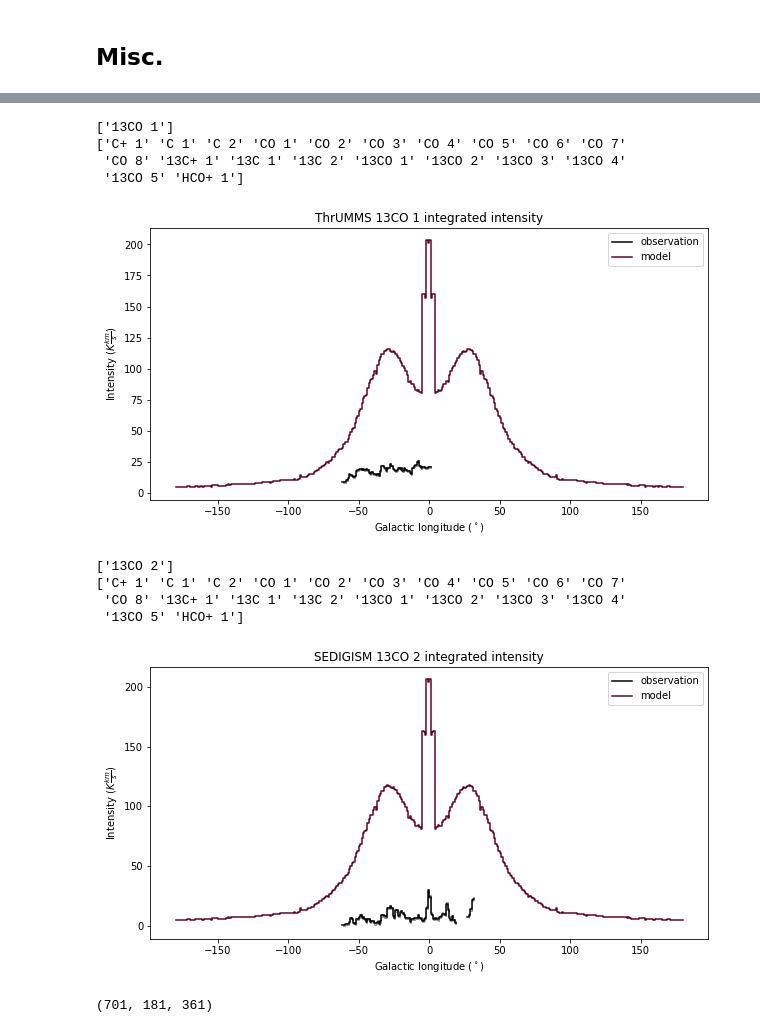
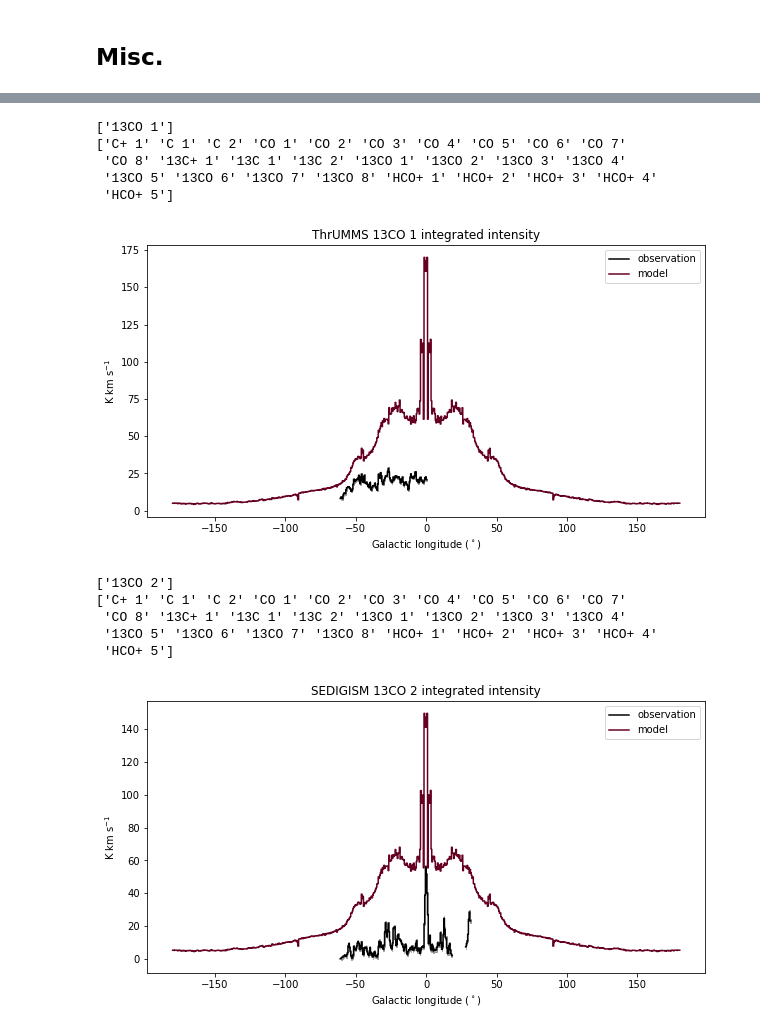
Before and after one commit to CraigYanitski/kosmatau3d, a Jupyter notebook: notebooks/model selection/model_selection_debugging.ipynb, the cells around one changed output, grey strips where cells are left out. Cells and saved outputs as stored; diff of their text form; code cells hidden in the pictures.

```diff
--- a/notebooks/model selection/model_selection_debugging.ipynb
+++ b/notebooks/model selection/model_selection_debugging.ipynb
@@ -1489,13 +1548,13 @@ obs_vel = np.linspace(obs[0].header['CRVAL3'] - obs[0].header['CDELT3'] * (obs[0
                                   obs[0].header['NAXIS3'] - obs[0].header['CRPIX3']),
                       num=obs[0].header['NAXIS3'])
 i_obs_lat = np.where(np.abs(obs_lat-lat) == np.abs(obs_lat-0).min())[0][0]
-obs_sigma = fits.open('/mnt/hpc_backup/yanitski/projects/pdr/observational_data/MilkyWay/{}/regridded/temp/13co1_test_regridded_error.fits'.format(survey))[0].data[0, i_obs_lat, :]
+obs_sigma = fits.open('/mnt/hpc_backup/yanitski/projects/pdr/observational_data/MilkyWay/{}/regridded/temp/13co1_test_regridded_error.fits'.format(survey))[0].data[i_obs_lat, :]
 obs_line = obs[0].header['TRANSL'].split(', ')
 print(obs_line)
 obs_data_temp = obs[0].data[:, i_obs_lat, :]
 obs_data = np.trapz(obs_data_temp, obs_vel, axis=0)
 
-model = fits.open('/mnt/hpc_backup/yanitski/projects/pdr/KT3_history/MilkyWay/r400_rcmz0_uv10/channel_intensity.fits')
+model = fits.open('/mnt/hpc_backup/yanitski/projects/pdr/KT3_history/MilkyWay/r400_rcmz0_f_fuv1.0/synthetic_intensity.fits')
 model_line = np.asarray(model[1].header['SPECIES'].split(', '))
 model_lon = np.linspace(model[1].header['CRVAL2'] - model[1].header['CDELT2'] * (model[1].header['CRPIX2'] - 0.5),
                          model[1].header['CRVAL2'] + model[1].header['CDELT2'] * (model[1].header['NAXIS2']-model[1].header['CRPIX2'] - 0.5),
@@ -1510,7 +1569,7 @@ i_model_lat = np.where(np.abs(model_lat-lat) == np.abs(model_lat-0).min())[0][0]
 print(model_line)
 i_spec = np.where(model_line == obs_line)[0][0]
 model_data_temp = model[1].data[:, i_model_lat, :, i_spec]
-model_data = np.trapz(model_data_temp, model_vel, axis=0) - model[2].data[0, i_model_lat, :, 0]
+model_data = np.trapz(model_data_temp, model_vel, axis=0) - model[2].data[i_model_lat, :, 0]
 
 fig, ax = plt.subplots(1, 1, figsize=(10, 5))
 
@@ -1520,7 +1579,7 @@ ax.step(model_lon, model_data, color='xkcd:maroon', alpha=1.0, label='model')
 
 ax.legend()
 ax.set_xlabel(r'Galactic longitude $(^\circ)$')
-ax.set_ylabel(intensity_string)
+ax.set_ylabel(r'K km s$^{-1}$')
 ax.set_title('{} {} integrated intensity'.format(survey, obs_line[0]))
 
 plt.show()
@@ -1530,8 +1589,9 @@ plt.close()
 ['13CO 1']
 ['C+ 1' 'C 1' 'C 2' 'CO 1' 'CO 2' 'CO 3' 'CO 4' 'CO 5' 'CO 6' 'CO 7'
  'CO 8' '13C+ 1' '13C 1' '13C 2' '13CO 1' '13CO 2' '13CO 3' '13CO 4'
- '13CO 5' 'HCO+ 1']
+ '13CO 5' '13CO 6' '13CO 7' '13CO 8' 'HCO+ 1' 'HCO+ 2' 'HCO+ 3' 'HCO+ 4'
+ 'HCO+ 5']
-[figure, old version]
+[figure, new version]
 # %%
 survey = 'SEDIGISM'
 lat = 0
@@ -1556,44 +1616,41 @@ print(obs_line)
 obs_data_temp = obs[0].data[:, i_obs_lat, :]
 obs_data = np.trapz(obs_data_temp, obs_vel, axis=0)
 
-model = fits.open('/mnt/hpc_backup/yanitski/projects/pdr/KT3_history/MilkyWay/r400_rcmz0_uv10/channel_intensity.fits')
+model = fits.open('/mnt/hpc_backup/yanitski/projects/pdr/KT3_history/MilkyWay/r400_rcmz0_f_fuv1.0/synthetic_intensity.fits')
 model_line = np.asarray(model[1].header['SPECIES'].split(', '))
 model_lon = np.linspace(model[1].header['CRVAL2'] - model[1].header['CDELT2'] * (model[1].header['CRPIX2'] - 0.5),
                          model[1].header['CRVAL2'] + model[1].header['CDELT2'] * (model[1].header['NAXIS2']-model[1].header['CRPIX2'] - 0.5),
                          num=model[1].header['NAXIS2']) * 180 / np.pi
 model_lat = np.linspace(model[1].header['CRVAL3'] - model[1].header['CDELT3'] * (model[1].header['CRPIX3'] - 0.5),
                          model[1].header['CRVAL3'] + model[1].header['CDELT3'] * (model[1].header['NAXIS3']-model[1].header['CRPIX3'] - 0.5),
                          num=model[1].header['NAXIS3']) * 180 / np.pi
 model_vel = np.linspace(model[1].header['CRVAL4'] - model[1].header['CDELT4'] * (model[1].header['CRPIX4'] - 0.5),
                         model[1].header['CRVAL4'] + model[1].header['CDELT4'] * (model[1].header['NAXIS4']-model[1].header['CRPIX4'] - 0.5),
                         num=model[1].header['NAXIS4'])
 i_model_lat = np.where(np.abs(model_lat-lat) == np.abs(model_lat-0).min())[0][0]
 print(model_line)
 i_spec = np.where(model_line == obs_line)[0][0]
 model_data_temp = model[1].data[:, i_model_lat, :, i_spec]
-model_data = np.trapz(model_data_temp, model_vel, axis=0) - model[2].data[0, i_model_lat, :, 0]
+model_data = np.trapz(model_data_temp, model_vel, axis=0) - model[2].data[i_model_lat, :, 0]
 
 fig, ax = plt.subplots(1, 1, figsize=(10, 5))
 
 ax.step(obs_lon, obs_data, color='xkcd:black', label='observation')
 ax.fill_between(obs_lon, obs_data-obs_sigma, obs_data+obs_sigma, step='pre', color='xkcd:black', lw=1, alpha=0.3)
 ax.step(model_lon, model_data, color='xkcd:maroon', alpha=1.0, label='model')
 
 ax.legend()
 ax.set_xlabel(r'Galactic longitude $(^\circ)$')
-ax.set_ylabel(intensity_string)
+ax.set_ylabel(r'K km s$^{-1}$')
 ax.set_title('{} {} integrated intensity'.format(survey, obs_line[0]))
 
 plt.show()
 plt.savefig('/home/yanitski/projects/pdr/{}_galactic_plane.png'.format(survey))
 plt.close()
 # %% [output]
 ['13CO 2']
 ['C+ 1' 'C 1' 'C 2' 'CO 1' 'CO 2' 'CO 3' 'CO 4' 'CO 5' 'CO 6' 'CO 7'
  'CO 8' '13C+ 1' '13C 1' '13C 2' '13CO 1' '13CO 2' '13CO 3' '13CO 4'
- '13CO 5' 'HCO+ 1']
+ '13CO 5' '13CO 6' '13CO 7' '13CO 8' 'HCO+ 1' 'HCO+ 2' 'HCO+ 3' 'HCO+ 4'
+ 'HCO+ 5']
-[figure, old version]
+[figure, new version]
-# %%
-fits.open('/mnt/hpc_backup/yanitski/projects/pdr/observational_data/MilkyWay/{}/regridded/temp/co1_test_regridded_error.fits'.format(survey))[0].shape
-# %% [output]
-(701, 181, 361)
```
Also changed, not shown: parts of 21 cells of this notebook.
